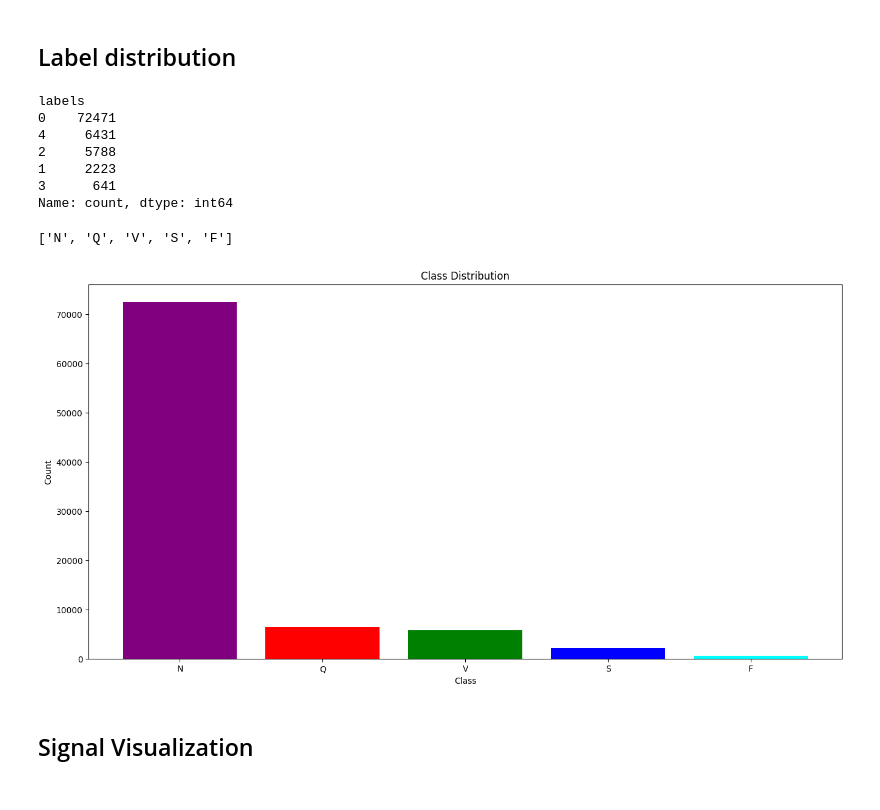
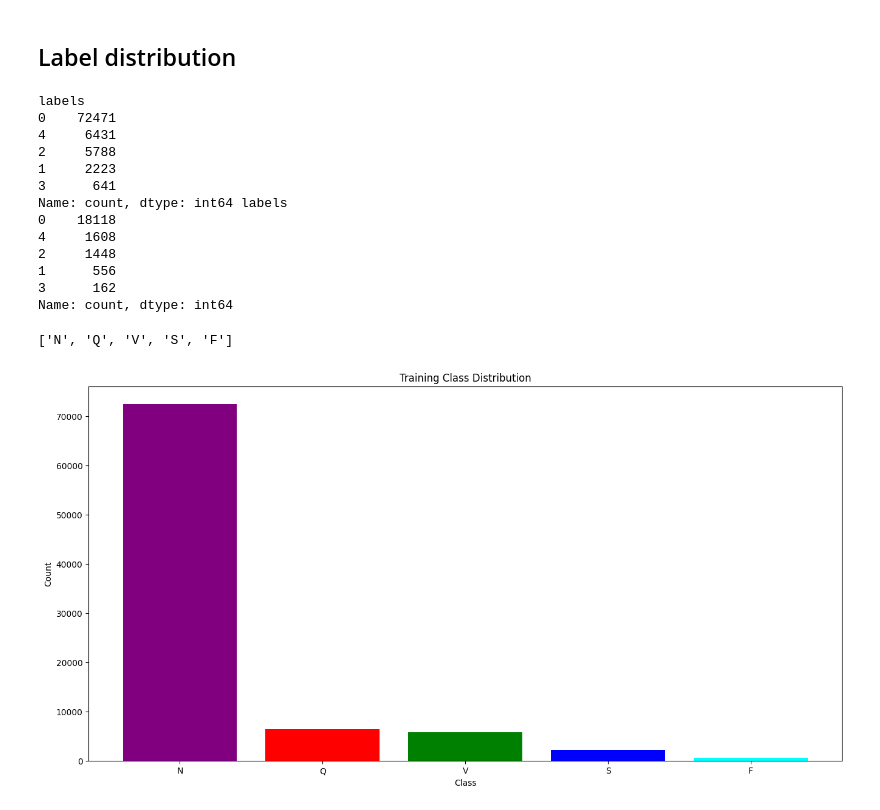
Before and after one commit to root-dh-94/heartbt_categorization, a Jupyter notebook: notebooks/exploratory/eda.ipynb, the cells around one changed output. Saved outputs shown, nothing was run; the diff lists cells and outputs as text; code cells hidden in the pictures.

Commit message:
included test data in eda

```diff
--- a/notebooks/exploratory/eda.ipynb
+++ b/notebooks/exploratory/eda.ipynb
@@ -66,6 +102,7 @@ df_mitbih_train.labels = df_mitbih_train.labels.astype(int)
 # %%
-label_counts = df_mitbih_train['labels'].value_counts()
-print(label_counts)
+training_label_counts = df_mitbih_train['labels'].value_counts()
+testing_label_counts = df_mitbih_test['labels'].value_counts()
+print(training_label_counts, testing_label_counts)
 # %% [output]
 labels
 0    72471
@@ -73,20 +110,24 @@ labels
 2     5788
 1     2223
 3      641
+Name: count, dtype: int64 labels
+0    18118
+4     1608
+2     1448
+1      556
+3      162
 Name: count, dtype: int64
-# %%
-[LABELS[label] for label in label_counts.index.values]
-# %% [output]
-['N', 'Q', 'V', 'S', 'F']
+# %%
+[LABELS[label] for label in label_counts.index.values]
+# %% [output]
+['N', 'Q', 'V', 'S', 'F']
 # %%
 plt.figure(figsize=(16, 8))
-plt.bar([LABELS[label] for label in label_counts.index.values], label_counts.values,
+plt.bar([LABELS[label] for label in training_label_counts.index.values], training_label_counts.values,
         color=['purple', 'red', 'green', 'blue', 'cyan'])
 plt.xlabel('Class')
 plt.ylabel('Count')
-plt.title('Class Distribution')
+plt.title('Training Class Distribution')
 plt.show()
 # %% [output]
-[figure, old version]
+[figure, new version]
-# %% [markdown]
-<h2>Signal Visualization</h2>
```
Also changed, not shown: parts of 14 cells of this notebook.
